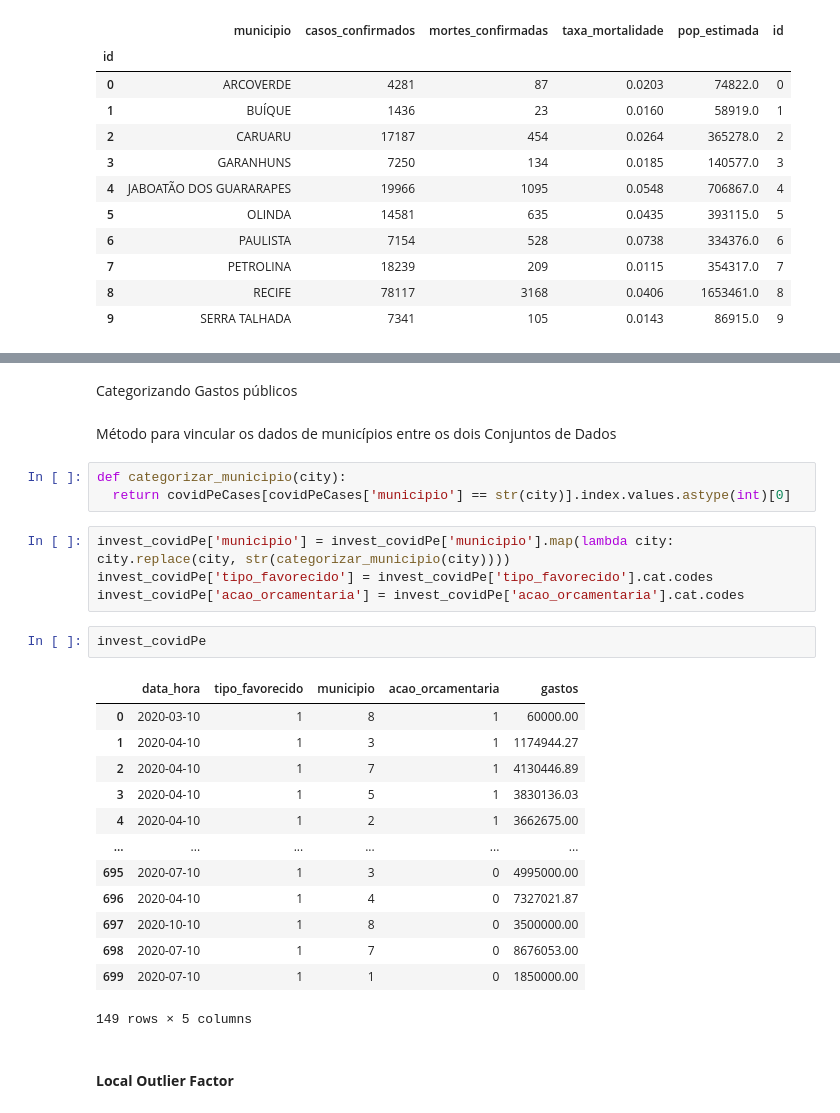
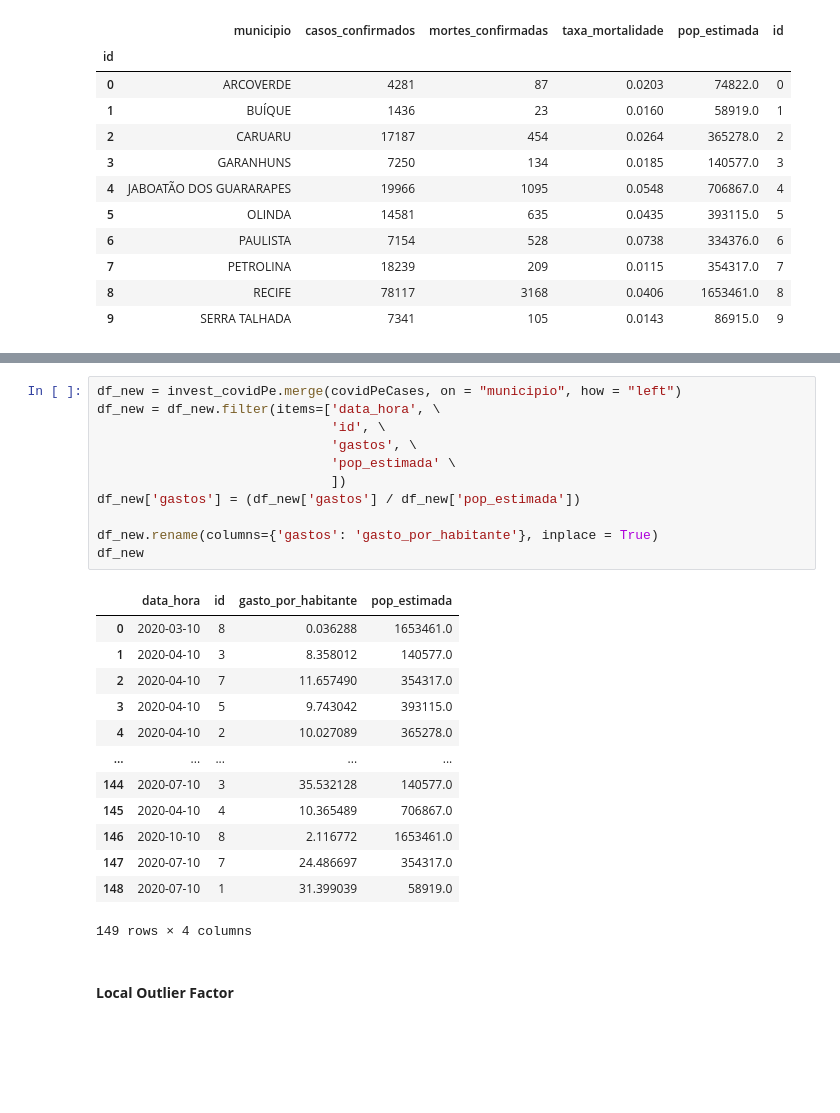
Before and after one commit to marcosw1998/Data-Science, a Jupyter notebook: Project_ee2/predict_covid_spends_PE.ipynb, the cells around one changed output, grey strips where cells are left out. Saved outputs shown, nothing was run; the diff lists cells and outputs as text; blank space fills up the shorter version.

```diff
--- a/Project_ee2/predict_covid_spends_PE.ipynb
+++ b/Project_ee2/predict_covid_spends_PE.ipynb
@@ -508,30 +509,28 @@ covidPeCases
-# %% [markdown]
-Categorizando Gastos públicos
-# %% [markdown]
-Método para vincular os dados de municípios entre os dois Conjuntos de Dados
-# %%
-def categorizar_municipio(city):
-  return covidPeCases[covidPeCases['municipio'] == str(city)].index.values.astype(int)[0]
-# %%
-invest_covidPe['municipio'] = invest_covidPe['municipio'].map(lambda city: city.replace(city, str(categorizar_municipio(city))))
-invest_covidPe['tipo_favorecido'] = invest_covidPe['tipo_favorecido'].cat.codes
-invest_covidPe['acao_orcamentaria'] = invest_covidPe['acao_orcamentaria'].cat.codes
-# %%
-invest_covidPe
-# %% [output]
-|  | data_hora | tipo_favorecido | municipio | acao_orcamentaria | gastos |
-| 0 | 2020-03-10 | 1 | 8 | 1 | 60000.00 |
-| 1 | 2020-04-10 | 1 | 3 | 1 | 1174944.27 |
-| 2 | 2020-04-10 | 1 | 7 | 1 | 4130446.89 |
-| 3 | 2020-04-10 | 1 | 5 | 1 | 3830136.03 |
-| 4 | 2020-04-10 | 1 | 2 | 1 | 3662675.00 |
-| ... | ... | ... | ... | ... | ... |
-| 695 | 2020-07-10 | 1 | 3 | 0 | 4995000.00 |
-| 696 | 2020-04-10 | 1 | 4 | 0 | 7327021.87 |
-| 697 | 2020-10-10 | 1 | 8 | 0 | 3500000.00 |
-| 698 | 2020-07-10 | 1 | 7 | 0 | 8676053.00 |
-| 699 | 2020-07-10 | 1 | 1 | 0 | 1850000.00 |
-149 rows × 5 columns
+# %%
+df_new = invest_covidPe.merge(covidPeCases, on = "municipio", how = "left")
+df_new = df_new.filter(items=['data_hora', \
+                              'id', \
+                              'gastos', \
+                              'pop_estimada' \
+                              ])
+df_new['gastos'] = (df_new['gastos'] / df_new['pop_estimada'])
+
+df_new.rename(columns={'gastos': 'gasto_por_habitante'}, inplace = True)
+df_new
+# %% [output]
+|  | data_hora | id | gasto_por_habitante | pop_estimada |
+| 0 | 2020-03-10 | 8 | 0.036288 | 1653461.0 |
+| 1 | 2020-04-10 | 3 | 8.358012 | 140577.0 |
+| 2 | 2020-04-10 | 7 | 11.657490 | 354317.0 |
+| 3 | 2020-04-10 | 5 | 9.743042 | 393115.0 |
+| 4 | 2020-04-10 | 2 | 10.027089 | 365278.0 |
+| ... | ... | ... | ... | ... |
+| 144 | 2020-07-10 | 3 | 35.532128 | 140577.0 |
+| 145 | 2020-04-10 | 4 | 10.365489 | 706867.0 |
+| 146 | 2020-10-10 | 8 | 2.116772 | 1653461.0 |
+| 147 | 2020-07-10 | 7 | 24.486697 | 354317.0 |
+| 148 | 2020-07-10 | 1 | 31.399039 | 58919.0 |
+149 rows × 4 columns
 # %% [markdown]
 #### **Local Outlier Factor**
 # %%
```
Also changed, not shown: parts of 12 cells of this notebook.
